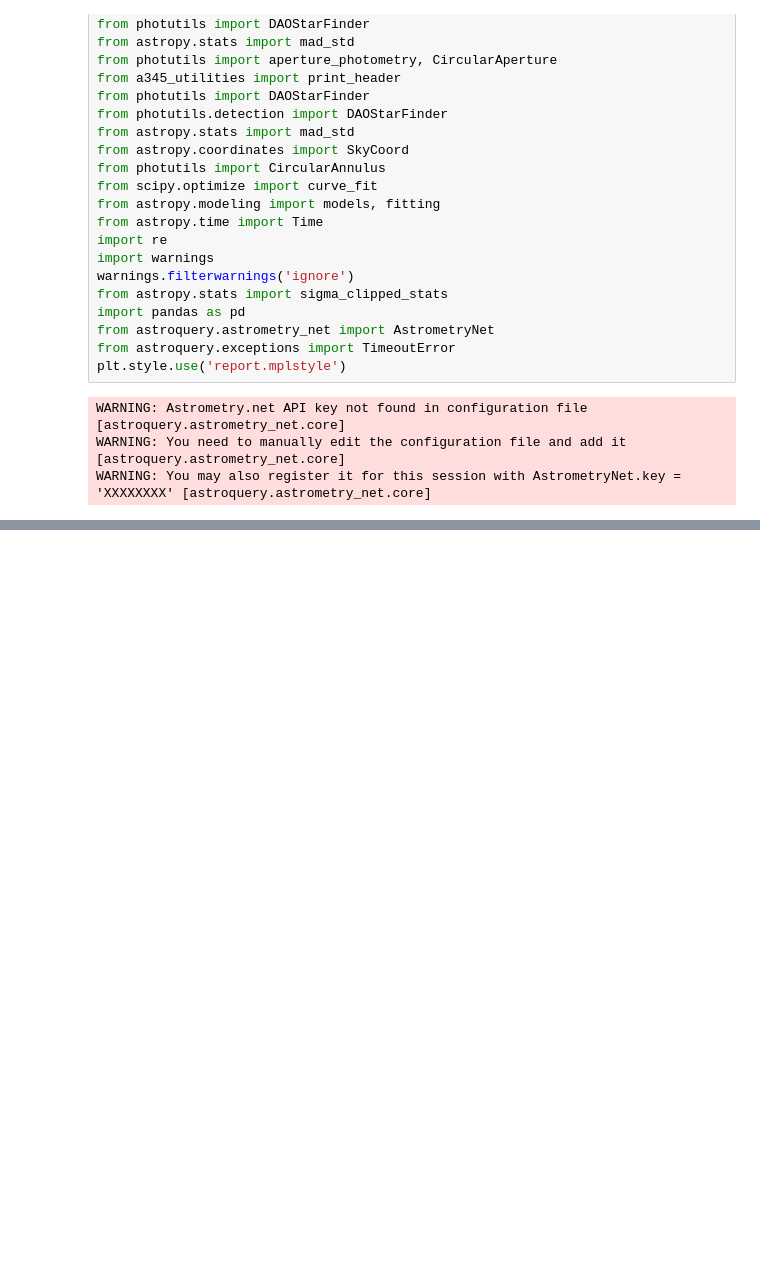
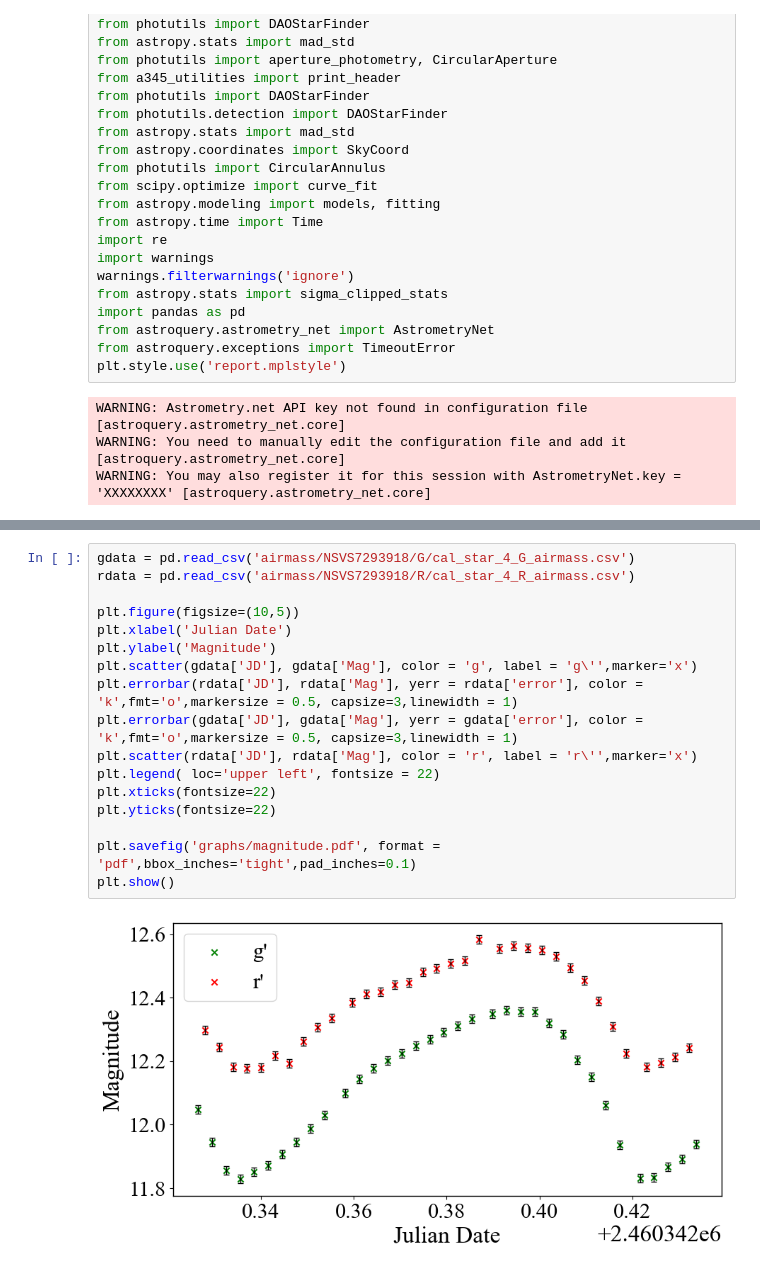
Before and after one commit to lewismcnish/Astronomy, a Jupyter notebook: Year_3/air_mass_plots.ipynb, the cells around one changed output, grey strips where cells are left out. Drawn from its saved outputs; the diff is of its cells as text; blank space fills up the shorter version.

```diff
--- a/Year_3/air_mass_plots.ipynb
+++ b/Year_3/air_mass_plots.ipynb
@@ -257,0 +328,19 @@ df['Mag']
+# %%
+gdata = pd.read_csv('airmass/NSVS7293918/G/cal_star_4_G_airmass.csv')
+rdata = pd.read_csv('airmass/NSVS7293918/R/cal_star_4_R_airmass.csv')
+
+plt.figure(figsize=(10,5))
+plt.xlabel('Julian Date')
+plt.ylabel('Magnitude')
+plt.scatter(gdata['JD'], gdata['Mag'], color = 'g', label = 'g\'',marker='x')
+plt.errorbar(rdata['JD'], rdata['Mag'], yerr = rdata['error'], color = 'k',fmt='o',markersize = 0.5, capsize=3,linewidth = 1)
+plt.errorbar(gdata['JD'], gdata['Mag'], yerr = gdata['error'], color = 'k',fmt='o',markersize = 0.5, capsize=3,linewidth = 1)
+plt.scatter(rdata['JD'], rdata['Mag'], color = 'r', label = 'r\'',marker='x')
+plt.legend( loc='upper left', fontsize = 22)
+plt.xticks(fontsize=22)
+plt.yticks(fontsize=22)
+
+plt.savefig('graphs/magnitude.pdf', format = 'pdf',bbox_inches='tight',pad_inches=0.1)
+plt.show()
+# %% [output]
+[figure, added]
```
Also changed, not shown: parts of 16 cells of this notebook, 15 other files.
